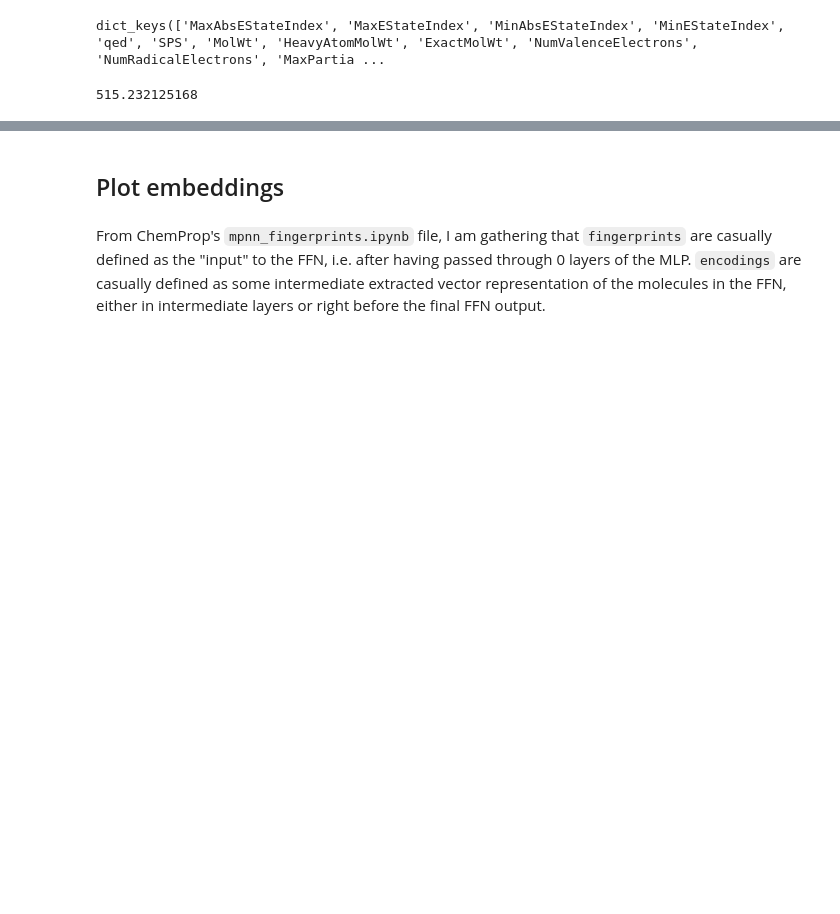
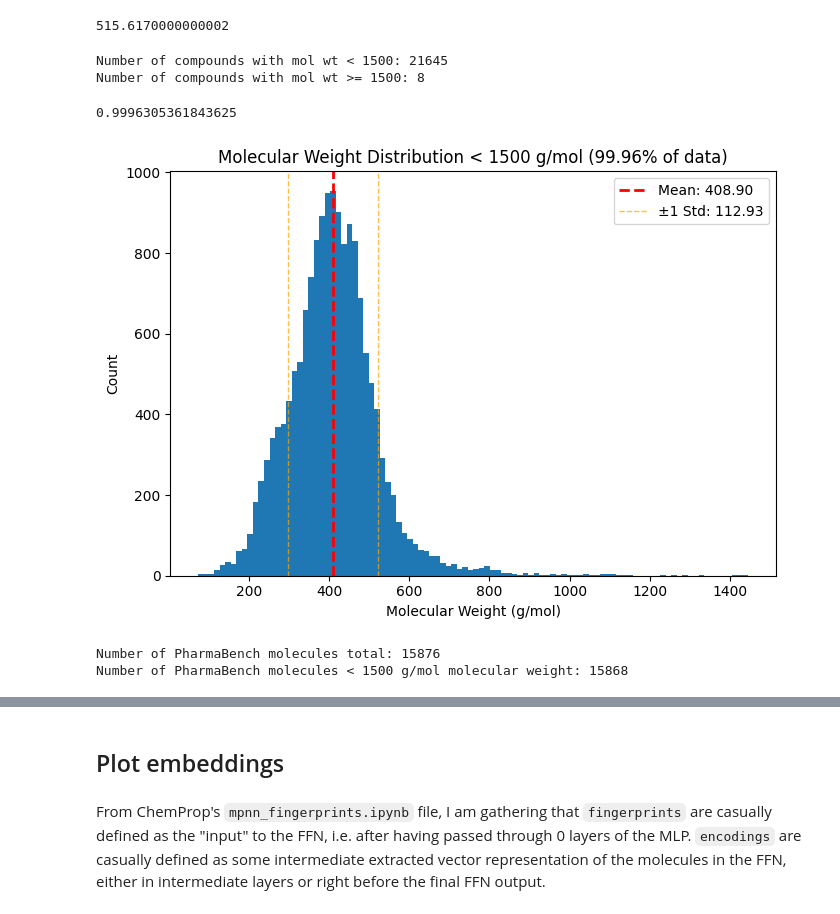
Before and after one commit to shrika-eddula/OpenADMET, a Jupyter notebook: data/data_cleaning/visualize_dataset.ipynb, the cells around one changed output, grey strips where cells are left out. Drawn from its saved outputs; the diff is of its cells as text; code cells hidden in the pictures; blank space fills up the shorter version.

```diff
--- a/data/data_cleaning/visualize_dataset.ipynb
+++ b/data/data_cleaning/visualize_dataset.ipynb
@@ -43,9 +24,5 @@ descriptors
-# %%
-descriptors.keys()
-# %% [output]
-dict_keys(['MaxAbsEStateIndex', 'MaxEStateIndex', 'MinAbsEStateIndex', 'MinEStateIndex', 'qed', 'SPS', 'MolWt', 'HeavyAtomMolWt', 'ExactMolWt', 'NumValenceElectrons', 'NumRadicalElectrons', 'MaxPartia ...
 # %%
-molwt = Descriptors.ExactMolWt(mol)
+molwt = Descriptors.MolWt(mol)
 molwt
 # %% [output]
-515.232125168
+515.6170000000002
@@ -51,0 +31,44 @@ molwt
+# %%
+import matplotlib.pyplot as plt
+
+# trim molwt col to only include up to 1500
+condition = df["Molecular Weight"] < 1500
+arr = df.loc[condition]["Molecular Weight"]
+
+print(f"Number of compounds with mol wt < 1500: {arr.shape[0]} \nNumber of compounds with mol wt >= 1500: {df.shape[0] - arr.shape[0]}")
+# %% [output]
+Number of compounds with mol wt < 1500: 21645
+Number of compounds with mol wt >= 1500: 8
+# %%
+21645/(21645+8)
+# %% [output]
+0.9996305361843625
+# %%
+fig, axes = plt.subplots(1, 1, figsize=(7,5))
+axes.hist(arr, bins=100)
+
+# Calculate and display mean and std
+mean_val = arr.mean()
+std_val = arr.std()
+axes.axvline(mean_val, color='r', linestyle='--', linewidth=2, label=f'Mean: {mean_val:.2f}')
+axes.axvline(mean_val + std_val, color='orange', linestyle='--', linewidth=1, alpha=0.7, label=f'±1 Std: {std_val:.2f}')
+axes.axvline(mean_val - std_val, color='orange', linestyle='--', linewidth=1, alpha=0.7)
+
+axes.set_xlabel("Molecular Weight (g/mol)")
+axes.set_ylabel("Count")
+axes.set_title(f"Molecular Weight Distribution < 1500 g/mol (99.96% of data)")
+axes.legend()
+plt.tight_layout()
+plt.show()
+# %% [output]
+[figure, added]
+# %%
+condition = df["Molecular Weight"] < 1500
+pharmabench = df["Molecule Name"].str[:2] == "PB"
+arr = df.loc[pharmabench]
+print(f'Number of PharmaBench molecules total: {arr.shape[0]}')
+arr = arr.loc[condition]["Molecular Weight"]
+print(f'Number of PharmaBench molecules < 1500 g/mol molecular weight: {arr.shape[0]}')
+# %% [output]
+Number of PharmaBench molecules total: 15876
+Number of PharmaBench molecules < 1500 g/mol molecular weight: 15868
```
Also changed, not shown: parts of 14 cells of this notebook, 4 other files.
